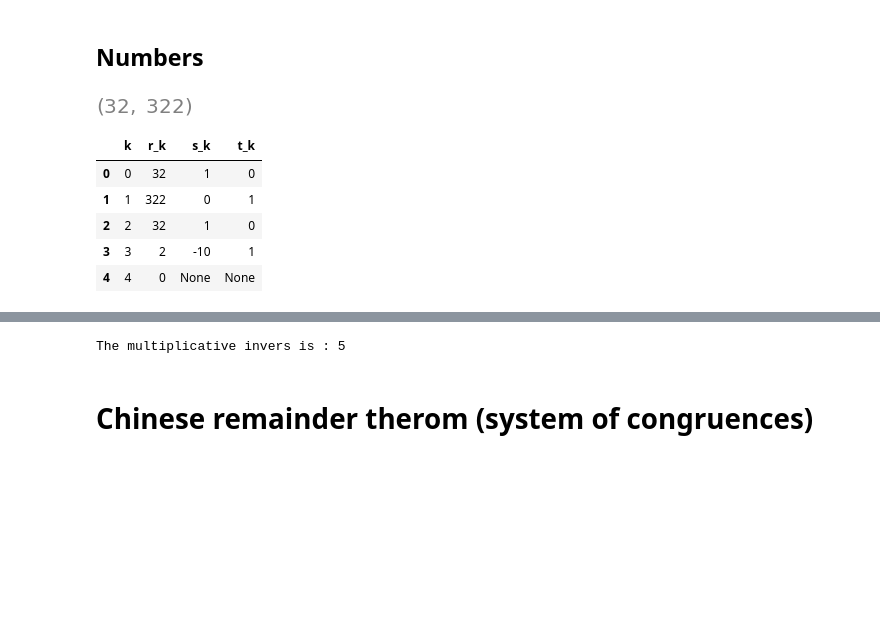
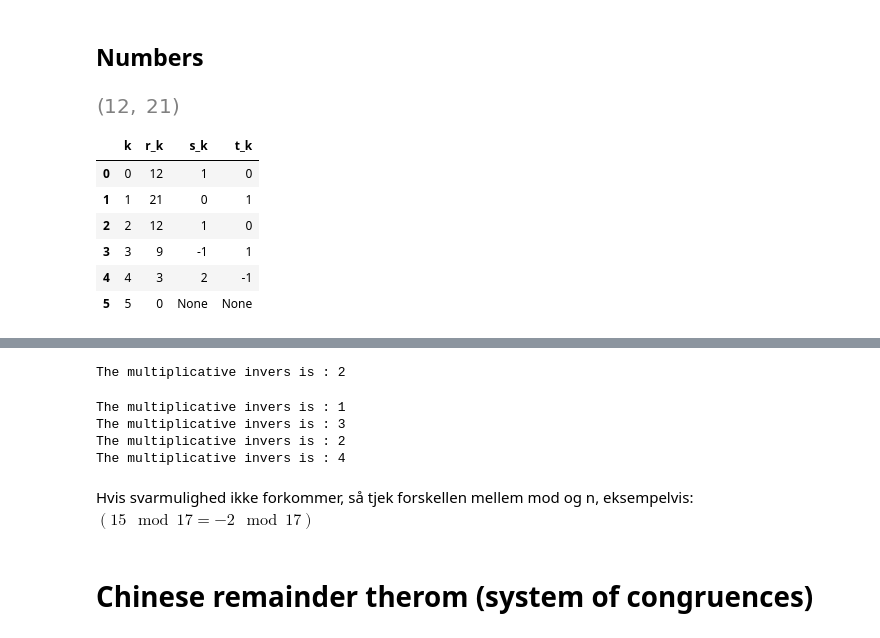
Before and after one commit to Chrisser1/descrete-mat, a Jupyter notebook: discMatSympy.ipynb, the cells around one changed output, grey strips where cells are left out. Saved outputs shown, nothing was run; the diff lists cells and outputs as text; code cells hidden in the pictures; blank space fills up the shorter version.

```diff
--- a/discMatSympy.ipynb
+++ b/discMatSympy.ipynb
@@ -30,37 +30,54 @@ df_results.head(10)
 ## Numbers
 # %%
 # Indskriv de to tal
-a = 32
-b = 322
+a = 12
+b = 21
 
 a,b
 # %% [output]
-[figure, old version]
+[figure, new version]
 # %%
 df_results = extended_euclidean_algorithm_integers(a,b)
 df_results.head(10)
 # %% [output]
 |  | k | r_k | s_k | t_k |
-| 0 | 0 | 32 | 1 | 0 |
-| 1 | 1 | 322 | 0 | 1 |
-| 2 | 2 | 32 | 1 | 0 |
-| 3 | 3 | 2 | -10 | 1 |
-| 4 | 4 | 0 | None | None |
+| 0 | 0 | 12 | 1 | 0 |
+| 1 | 1 | 21 | 0 | 1 |
+| 2 | 2 | 12 | 1 | 0 |
+| 3 | 3 | 9 | -1 | 1 |
+| 4 | 4 | 3 | 2 | -1 |
+| 5 | 5 | 0 | None | None |
 # %% [markdown]
 # Inverse of mod
 
 ![image.png](images/inverseMod.png)
 # %%
 #Insert values:
-n = 5
-mod = 6
+n = 4
+mod = 7
 
 try:
     print(f"The multiplicative invers is : {mod_inverse(n,mod)}")
 except:
     print("Does not exist")
 # %% [output]
-The multiplicative invers is : 5
+The multiplicative invers is : 2
+# %%
+values = [1,2,3,4]
+mod = 5
+
+for n in values:
+    try:
+        print(f"The multiplicative invers is : {mod_inverse(n,mod)}")
+    except:
+        print("Does not exist")
+# %% [output]
+The multiplicative invers is : 1
+The multiplicative invers is : 3
+The multiplicative invers is : 2
+The multiplicative invers is : 4
+# %% [markdown]
+Hvis svarmulighed ikke forkommer, så tjek forskellen mellem mod og n, eksempelvis: $(15 \mod{17} = -2 \mod{17})$
 # %% [markdown]
 # Chinese remainder therom (system of congruences)
 # %% [markdown]
```
Also changed, not shown: parts of 16 cells of this notebook, 4 other files.
